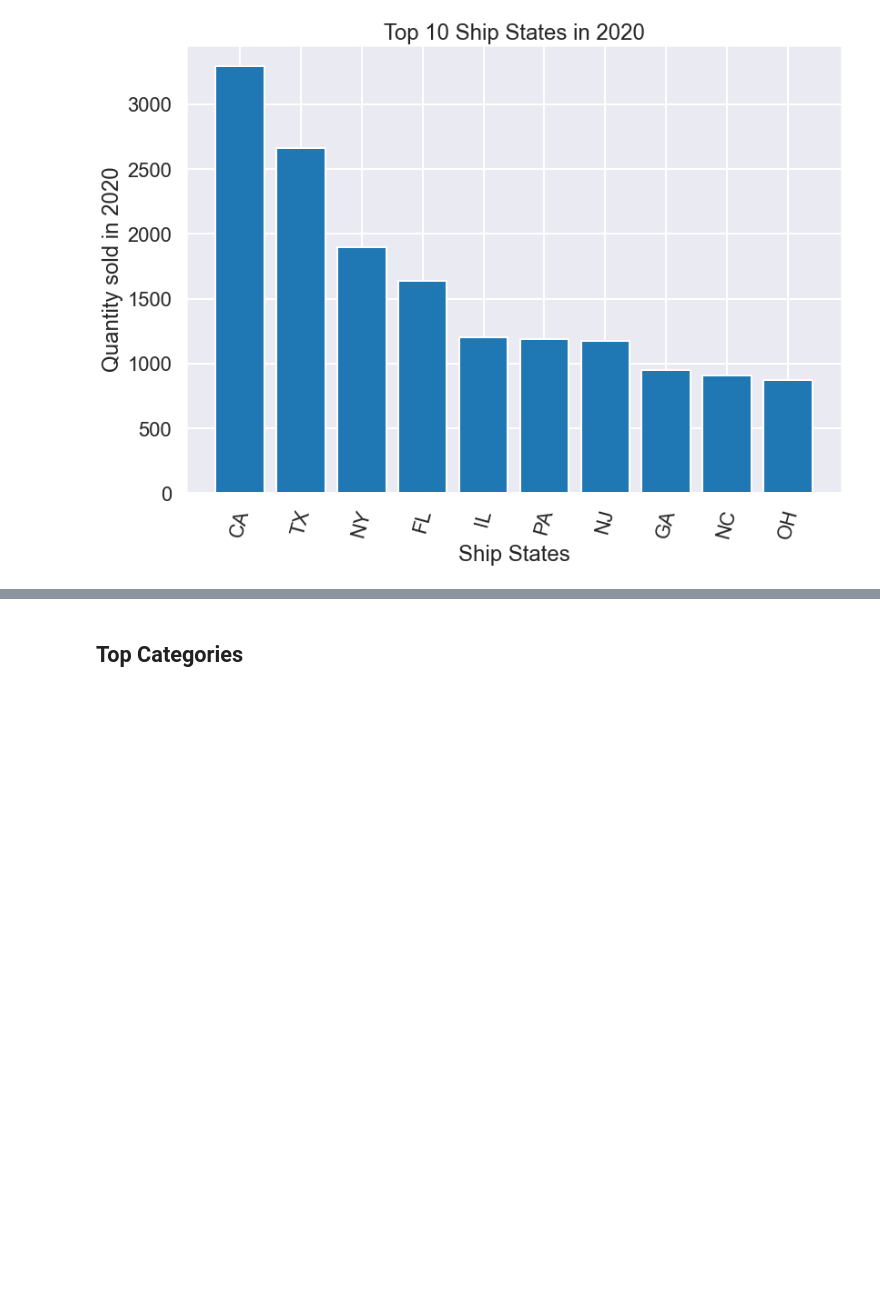
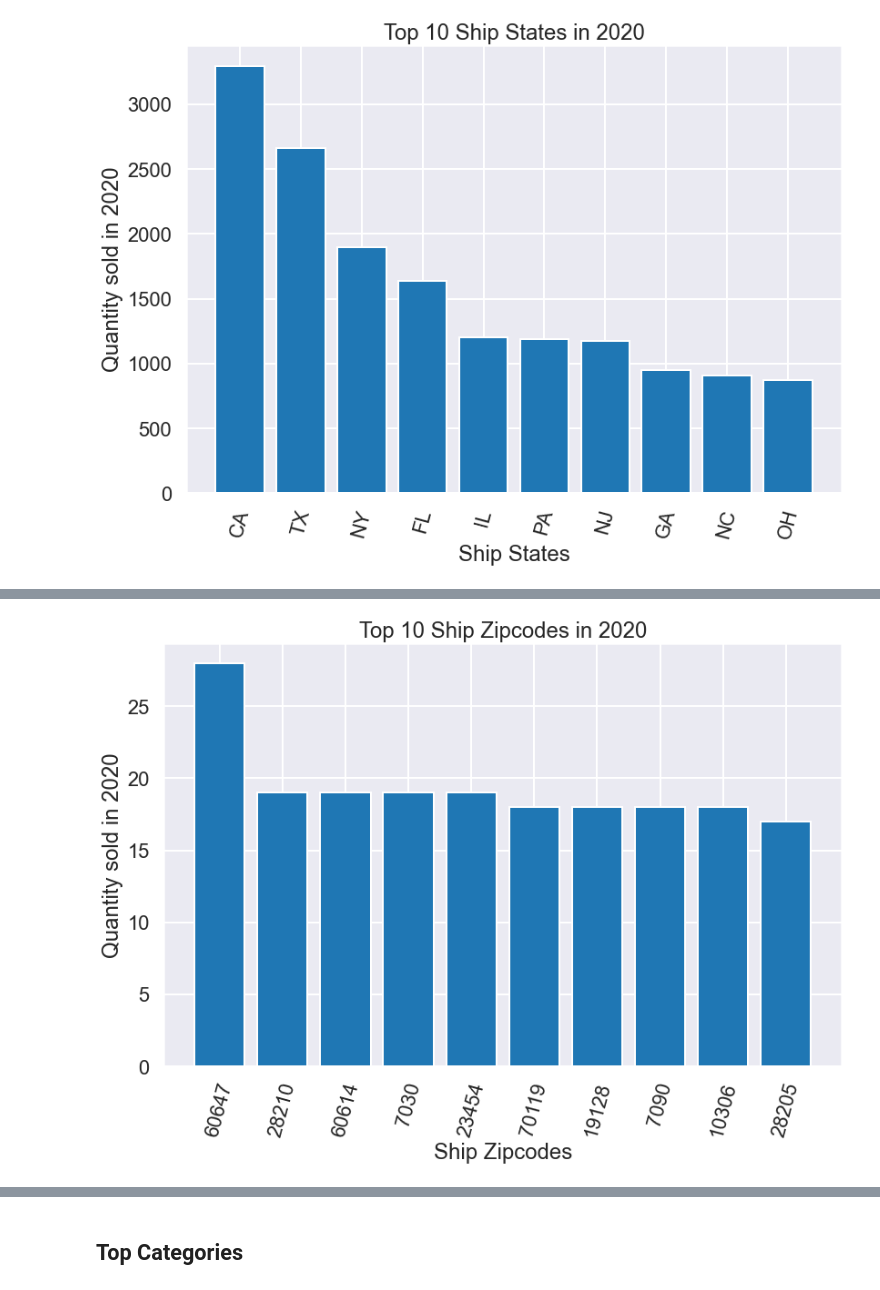
Before and after one commit to darigak/Inventory_management, a Jupyter notebook: notebook_EDA&visualizations.ipynb, the cells around one changed output, grey strips where cells are left out. Drawn from its saved outputs; the diff is of its cells as text; code cells hidden in the pictures; blank space fills up the shorter version.

```diff
--- a/notebook_EDA&visualizations.ipynb
+++ b/notebook_EDA&visualizations.ipynb
@@ -370,0 +373,2 @@ plt.savefig('images/top_ship_states.jpeg', format='jpeg');
+# %%
+top_ship_zipcode = combined.groupby('ship_zipcode').quantity.aggregate('sum').sort_values(ascending=False)
@@ -370,0 +394,11 @@ plt.savefig('images/top_ship_states.jpeg', format='jpeg');
+# %%
+fig, ax = plt.subplots(figsize=(12,9))
+ax.bar(top_ship_zipcode.index[:10], top_ship_zipcode[:10])
+ax.set_title('Top 10 Ship Zipcodes in 2020')
+ax.set_xlabel('Ship Zipcodes')
+ax.set_ylabel('Quantity sold in 2020')
+plt.xticks(rotation= 75)
+fig.tight_layout()
+plt.savefig('images/top_ship_zipcodes.jpeg', format='jpeg');
+# %% [output]
+[figure, added]
```
Also changed, not shown: parts of 8 cells of this notebook, 4 other files.
